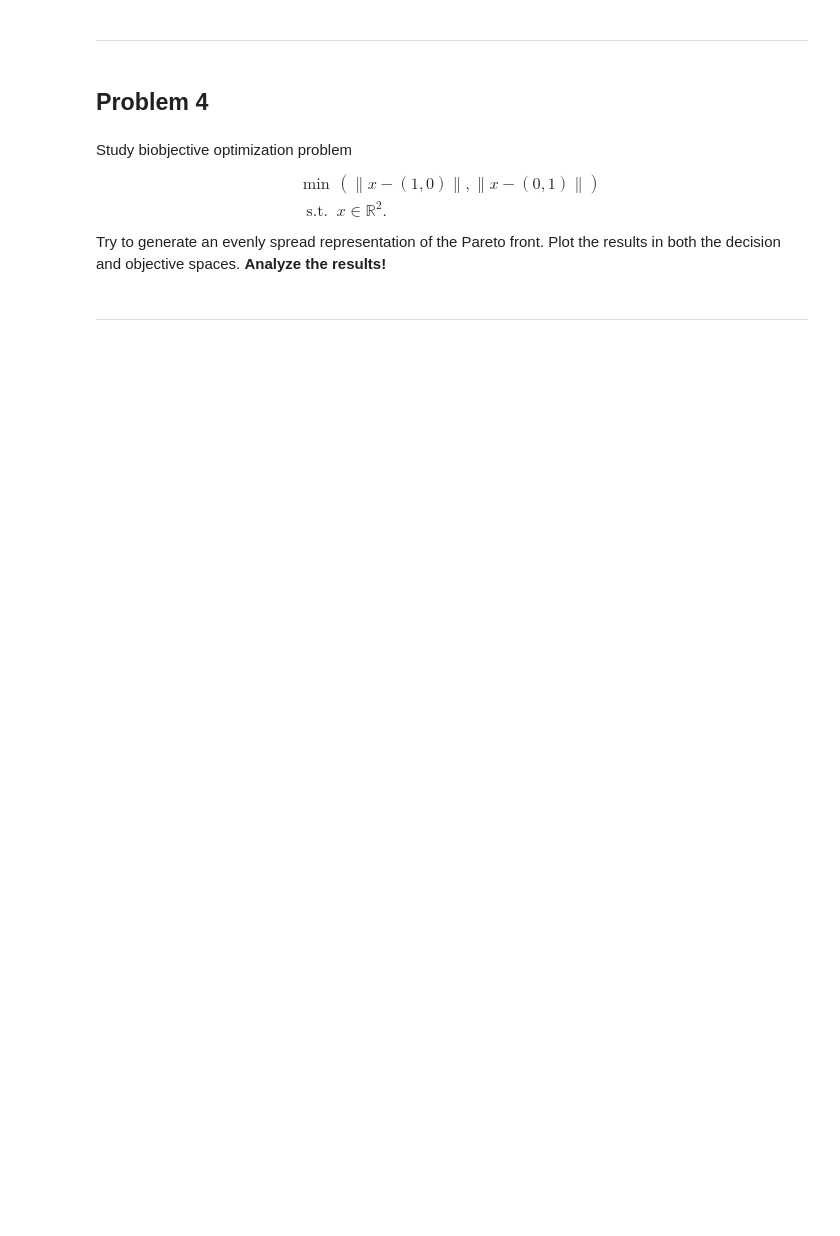
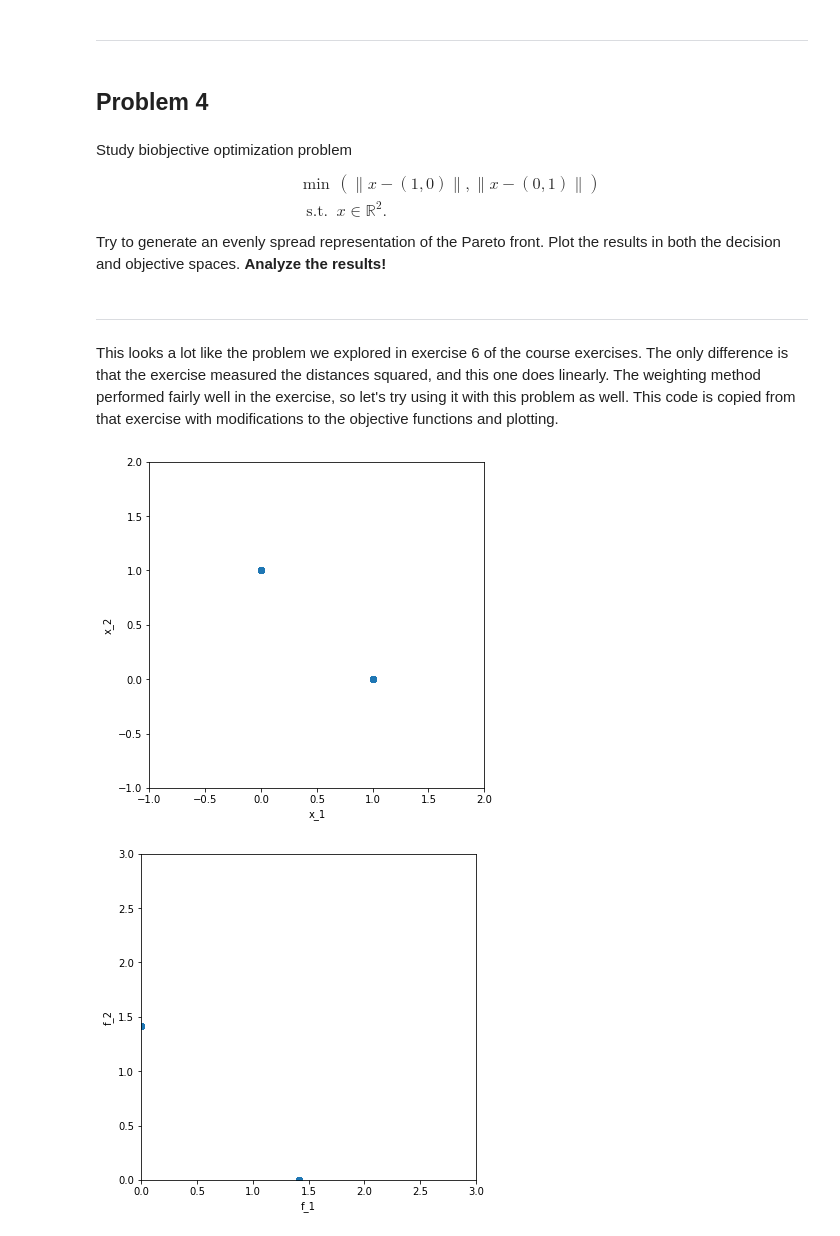
Before and after one commit to m0lentum/schoolwork, a Jupyter notebook: ties483/ass.ipynb, the cells around one changed output. Drawn from its saved outputs; the diff is of its cells as text; code cells hidden in the pictures; blank space fills up the shorter version.

```diff
--- a/ties483/ass.ipynb
+++ b/ties483/ass.ipynb
@@ -467,3 +467,74 @@ $$
 Try to generate an evenly spread representation of the Pareto front. Plot the results in both the decision and objective spaces. **Analyze the results!**
 # %% [markdown]
 ***
+# %% [markdown]
+This looks a lot like the problem we explored in exercise 6 of the course exercises. The only difference is that the exercise measured the distances squared, and this one does linearly. The weighting method performed fairly well in the exercise, so let's try using it with this problem as well. This code is copied from that exercise with modifications to the objective functions and plotting.
+# %%
+from scipy.optimize import minimize
+import matplotlib.pyplot as plt
+from math import sqrt
+
+objectives = [
+    lambda x: sqrt((x[0] - 1)**2 + x[1]**2),
+    lambda x: sqrt(x[0]**2 + (x[1] - 1)**2),
+]
+
+obj_jacobians = [
+    # there's a division by zero error causing a warning when
+    # we're exactly on one of the points, but this doesn't seem to
+    # cause problems so I just ignore the warning
+    lambda x: np.array([(2*x[0] - 2) / (2*objectives[0](x)), (2*x[1]) / (2*objectives[0](x))]),
+    lambda x: np.array([2*x[0] / (2*objectives[1](x)), (2*x[1] - 2) / (2*objectives[1](x))]),
+]
+
+def weighted_objective(weights, x):
+    return sum([w * obj(x) for (w, obj) in zip(weights, objectives)])
+
+def weighted_jacobian(weights, x):
+    return sum([w * jac(x) for (w, jac) in zip(weights, obj_jacobians)])
+
+def gen_points_weighted(count):
+    """Generate a set of Pareto optimal points
+    using a random set of weights.
+    """
+    weights = np.random.random((count, 2))
+
+    def find_point(weight):
+        return minimize(
+            fun=lambda x: weighted_objective(weight, x),
+            x0=[1, 1],
+            jac=lambda x: weighted_jacobian(weight, x),
+            method='SLSQP',
+            bounds=((0, 2), (0, 2)),
+            options={"disp": False, "ftol": 1e-20, "maxiter": 1000},
+        ).x
+
+    return [find_point(w) for w in weights]
+
+# plot a set of points generated by the above
+
+points = gen_points_weighted(100)
+obj_values = [[obj(x) for x in points] for obj in objectives]
+
+# decision space
+plt.figure(figsize=[6, 6])
+plt.xlim([-1, 2])
+plt.xlabel('x_1')
+plt.ylim([-1, 2])
+plt.ylabel('x_2')
+
+plt.plot([x[0] for x in points], [x[1] for x in points], 'o')
+
+# objective space
+plt.figure(figsize=[6, 6])
+plt.xlim([0, 3])
+plt.xlabel('f_1')
+plt.ylim([0, 3])
+plt.ylabel('f_2')
+
+plt.plot(obj_values[0], obj_values[1], 'o')
+
+plt.show()
+# %% [output]
+[figure, added]
+[figure, added]
```
Also changed, not shown: parts of 5 cells of this notebook.
